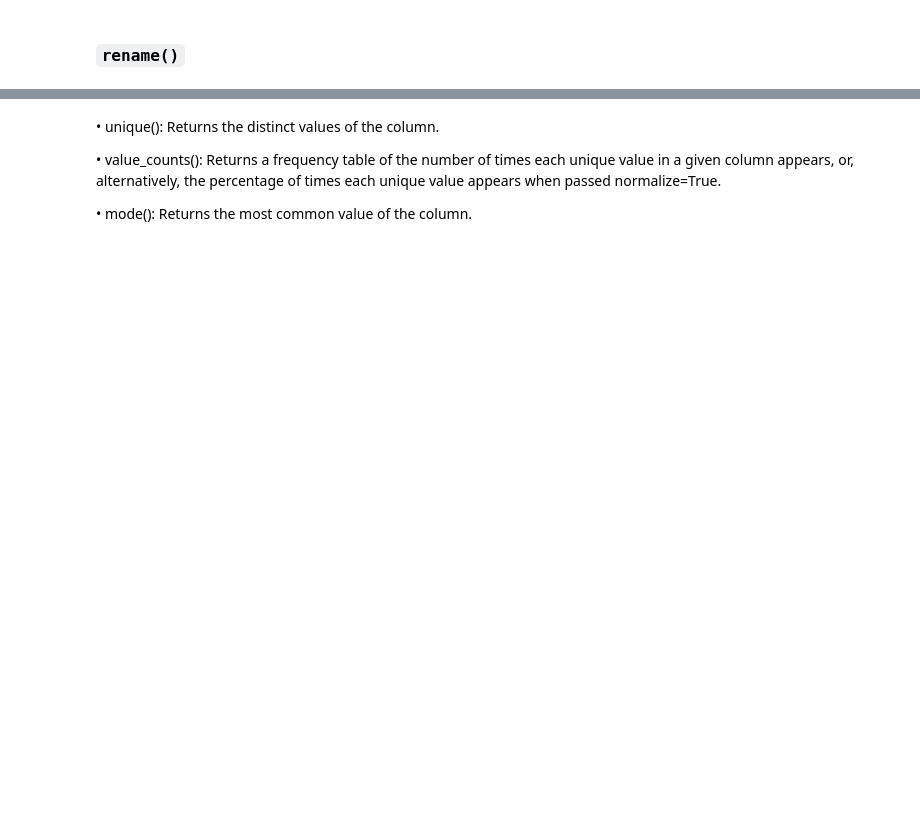
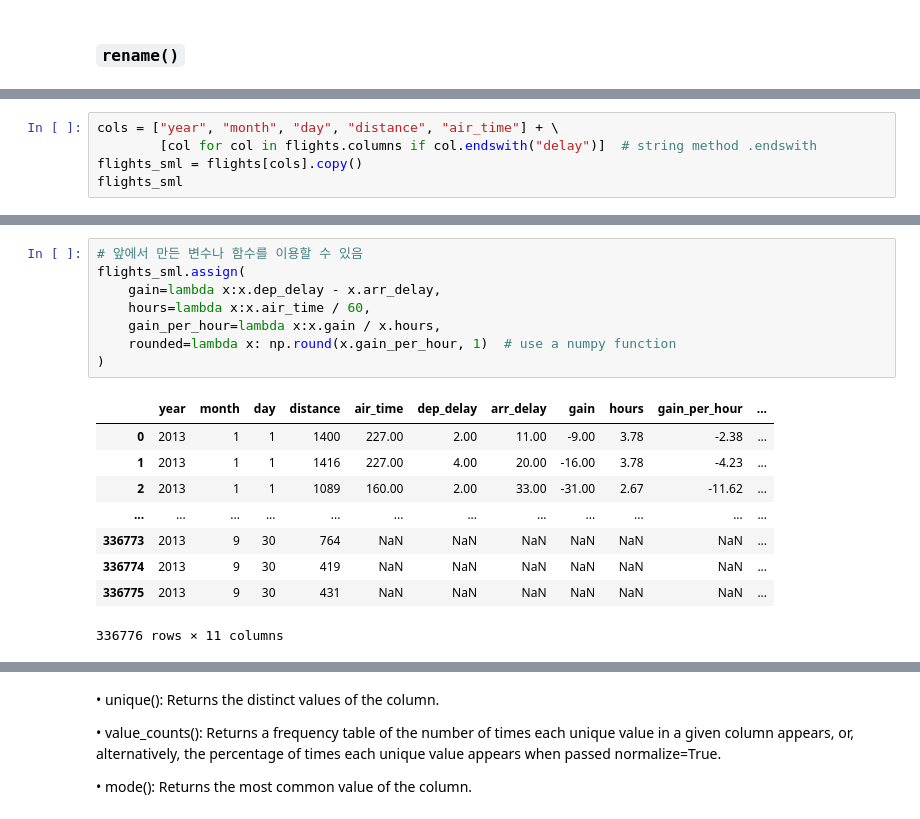
Before and after one commit to skcho13/ds23s, a Jupyter notebook: contents/transform.ipynb, the cells around one changed output, grey strips where cells are left out. Drawn from its saved outputs; the diff is of its cells as text; blank space fills up the shorter version.

```diff
--- a/contents/transform.ipynb
+++ b/contents/transform.ipynb
@@ -305,0 +468,5 @@ index selection: reindex
+# %%
+cols = ["year", "month", "day", "distance", "air_time"] + \
+        [col for col in flights.columns if col.endswith("delay")]  # string method .endswith
+flights_sml = flights[cols].copy()
+flights_sml
@@ -305,0 +499,18 @@ index selection: reindex
+# %%
+# 앞에서 만든 변수나 함수를 이용할 수 있음
+flights_sml.assign(
+    gain=lambda x:x.dep_delay - x.arr_delay,
+    hours=lambda x:x.air_time / 60,
+    gain_per_hour=lambda x:x.gain / x.hours,
+    rounded=lambda x: np.round(x.gain_per_hour, 1)  # use a numpy function
+)
+# %% [output]
+|  | year | month | day | distance | air_time | dep_delay | arr_delay | gain | hours | gain_per_hour | ... |
+| 0 | 2013 | 1 | 1 | 1400 | 227.00 | 2.00 | 11.00 | -9.00 | 3.78 | -2.38 | ... |
+| 1 | 2013 | 1 | 1 | 1416 | 227.00 | 4.00 | 20.00 | -16.00 | 3.78 | -4.23 | ... |
+| 2 | 2013 | 1 | 1 | 1089 | 160.00 | 2.00 | 33.00 | -31.00 | 2.67 | -11.62 | ... |
+| ... | ... | ... | ... | ... | ... | ... | ... | ... | ... | ... | ... |
+| 336773 | 2013 | 9 | 30 | 764 | NaN | NaN | NaN | NaN | NaN | NaN | ... |
+| 336774 | 2013 | 9 | 30 | 419 | NaN | NaN | NaN | NaN | NaN | NaN | ... |
+| 336775 | 2013 | 9 | 30 | 431 | NaN | NaN | NaN | NaN | NaN | NaN | ... |
+336776 rows × 11 columns
```
Also changed, not shown: parts of 98 cells of this notebook, 36 other files.
